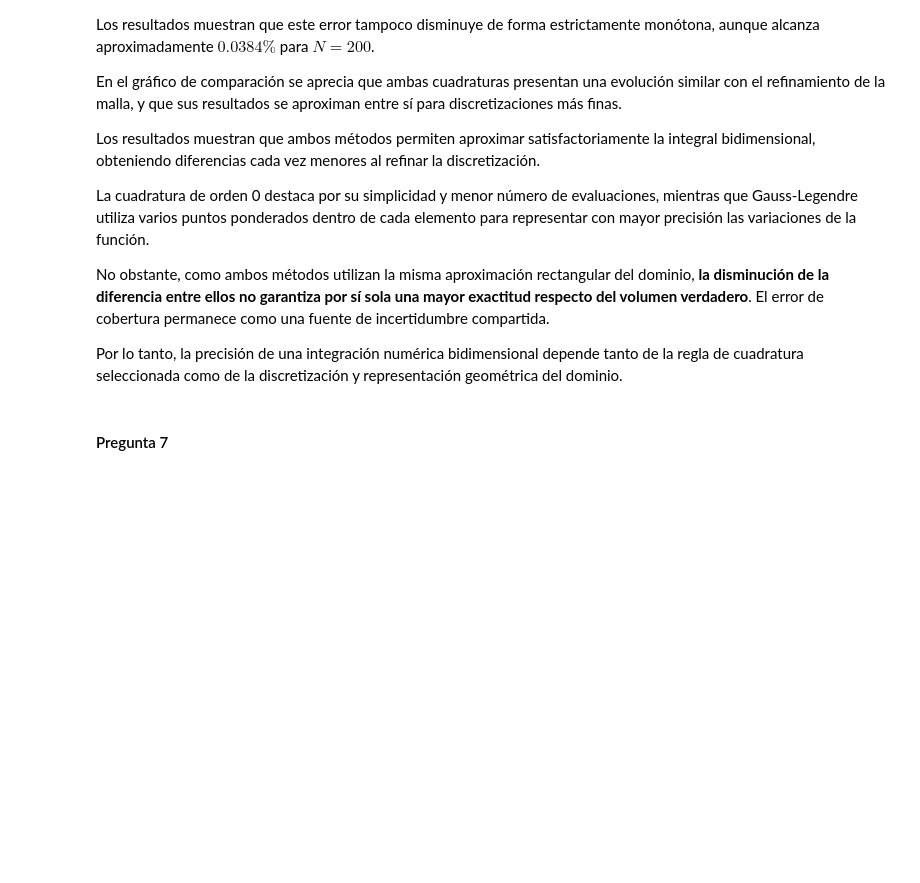
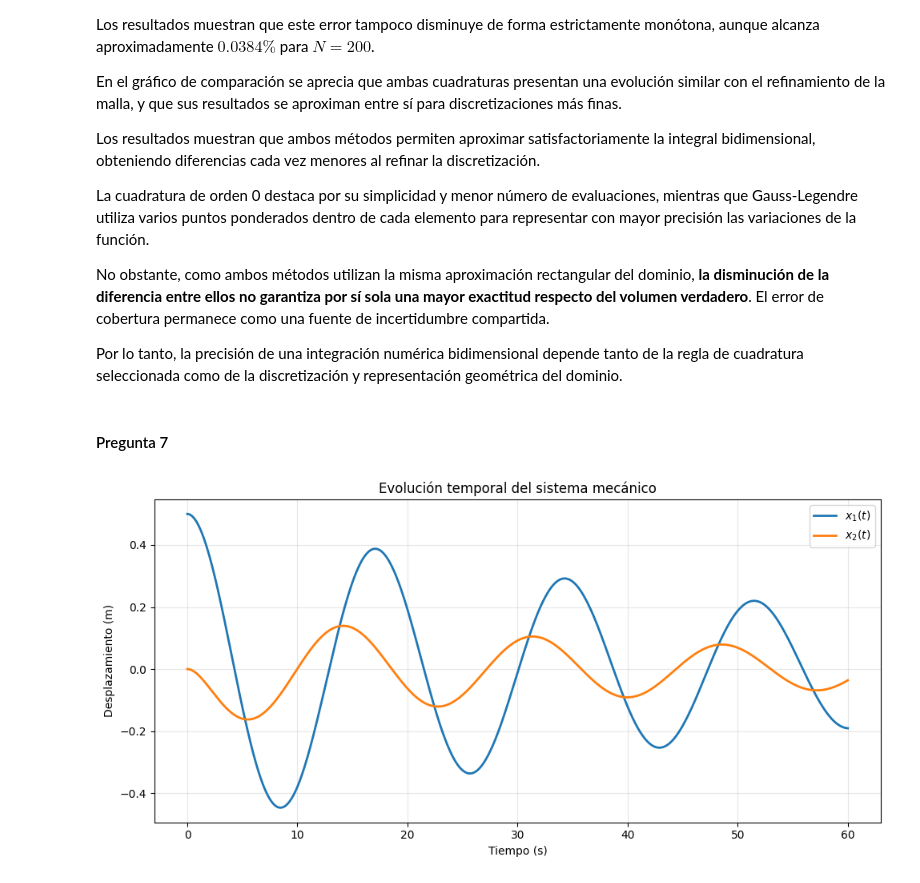
Before and after one commit to ignaciochaconuc/UC, a Jupyter notebook: CFD/Tarea 2/Tarea 2.ipynb, the cells around one changed output. Drawn from its saved outputs; the diff is of its cells as text; code cells hidden in the pictures; blank space fills up the shorter version.

```diff
--- a/CFD/Tarea 2/Tarea 2.ipynb
+++ b/CFD/Tarea 2/Tarea 2.ipynb
@@ -887,0 +914,34 @@ Por lo tanto, la precisión de una integración numérica bidimensional depende
+# %%
+m = 10.0
+k1 = 1.5
+k3 = 1.4
+b1 = 1.6
+b2 = 0.8
+b3 = 1.5
+
+u0 = np.array([0.5, 0.0, 0.0])
+
+t0 = 0.0
+tf = 60.0
+h = 0.05
+
+t, u = runge_kutta_4(sistema, t0, tf, u0, h)
+
+x1 = u[:, 0]
+x2 = u[:, 1]
+
+
+plt.figure(figsize=(10, 5))
+
+plt.plot(t, x1, label="$x_1(t)$", linewidth=2)
+plt.plot(t, x2, label="$x_2(t)$", linewidth=2)
+
+plt.xlabel("Tiempo (s)")
+plt.ylabel("Desplazamiento (m)")
+plt.title("Evolución temporal del sistema mecánico")
+plt.legend()
+plt.grid(True, alpha=0.3)
+plt.tight_layout()
+plt.show()
+# %% [output]
+[figure, added]
```
Also changed, not shown: parts of 1 cell of this notebook.
